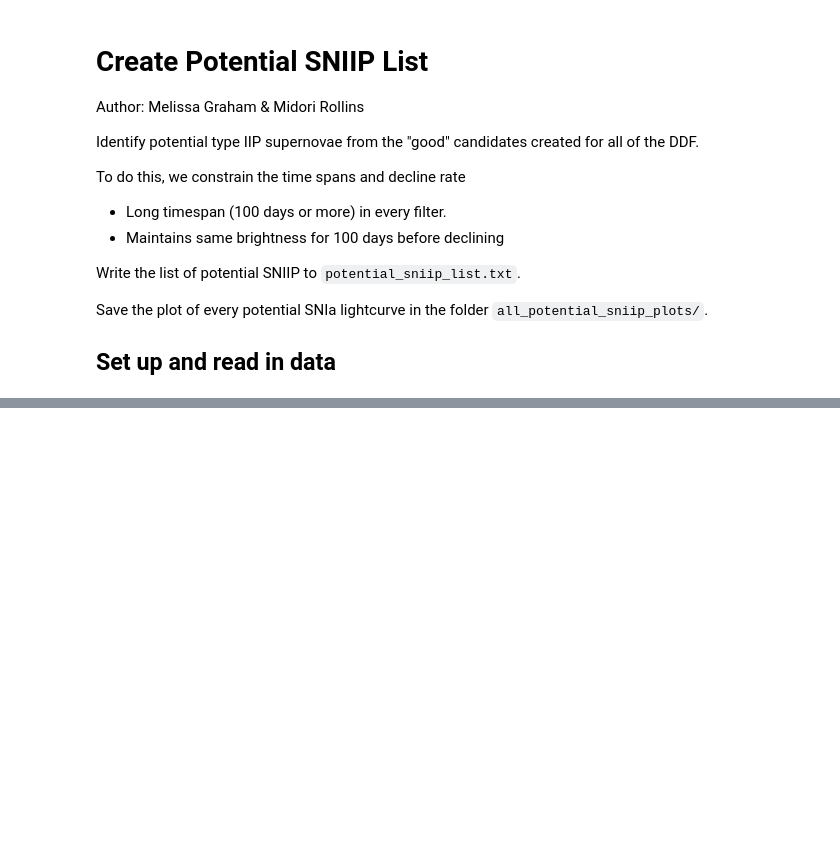
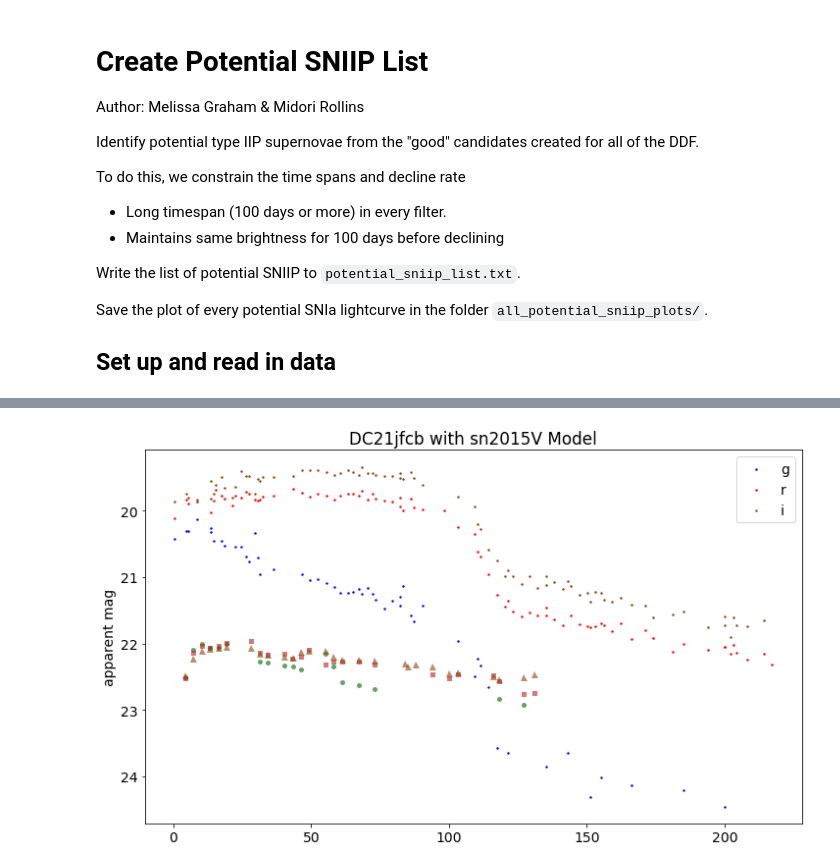
Before and after one commit to MelissaGraham/decam_ddf_tools, a Jupyter notebook: transients_science/SNIIP/1_create_potential_sniip_list.ipynb, the cells around one changed output, grey strips where cells are left out. Cells and saved outputs as stored; diff of their text form; code cells hidden in the pictures; blank space fills up the shorter version.

```diff
--- a/transients_science/SNIIP/1_create_potential_sniip_list.ipynb
+++ b/transients_science/SNIIP/1_create_potential_sniip_list.ipynb
@@ -75,5 +75,14 @@ paramLC_neps_r = np.loadtxt( fnm, dtype='int', usecols=(16) )
 paramLC_neps_i = np.loadtxt( fnm, dtype='int', usecols=(17) )
 
 del fnm
+# %%
+fnm = '../SNIIP/sn2015V.dat'
+
+sn2015V_mjd = np.loadtxt( fnm, dtype='float', usecols=(0) )
+sn2015V_mag = np.loadtxt( fnm, dtype='float', usecols=(1) )
+sn2015V_mage = np.loadtxt( fnm, dtype='float', usecols=(2) )
+sn2015V_filter = np.loadtxt( fnm, dtype='str', usecols=(4) )
+
+del fnm
 # %% [markdown]
 ## Identify potential SNe IIP
@@ -244,0 +355,30 @@ I am not sure how to make cuts for SNIIP like we do for SNIa, since the decline
+# %%
+plt.figure(figsize=(12,7))
+sx = np.where(paramLC_potsniip == 1)[0]
+
+gsx = np.where((candLC_candid == paramLC_candid[sx][0]) & (candLC_filter == 'g'))
+rsx = np.where((candLC_candid == paramLC_candid[sx][0]) & (candLC_filter == 'r'))
+isx = np.where((candLC_candid == paramLC_candid[sx][0]) & (candLC_filter == 'i'))
+
+plt.plot(candLC_mjd[gsx]-59958., candLC_mag[gsx], sym[0], ms=siz[0], mew=0, alpha=0.6, color=clr[0])
+plt.plot(candLC_mjd[rsx]-59958., candLC_mag[rsx], sym[1], ms=siz[1], mew=0, alpha=0.6, color=clr[1])
+plt.plot(candLC_mjd[isx]-59958., candLC_mag[isx], sym[2], ms=siz[2], mew=0, alpha=0.6, color=clr[2])
+del gsx, rsx, isx
+
+bsx = np.where(sn2015V_filter=='B')
+rsx = np.where(sn2015V_filter=='R')
+isx = np.where(sn2015V_filter=='I')
+plt.scatter(sn2015V_mjd[bsx[0]]-57117,sn2015V_mag[bsx[0]]+4, c='blue', s=2, label='g')
+plt.scatter(sn2015V_mjd[rsx[0]]-57117,sn2015V_mag[rsx[0]]+4, c='red', s=2, label='r')
+plt.scatter(sn2015V_mjd[isx[0]]-57117,sn2015V_mag[isx[0]]+4, c='saddlebrown', s=2, label='i')
+del bsx, rsx, isx
+
+plt.ylabel('apparent mag')
+plt.title('DC21jfcb with sn2015V Model')
+
+ax=plt.gca()
+ax.invert_yaxis()
+plt.legend()
+plt.show()
+# %% [output]
+[figure, added]
```
Also changed, not shown: parts of 15 cells of this notebook, 7 other files.
